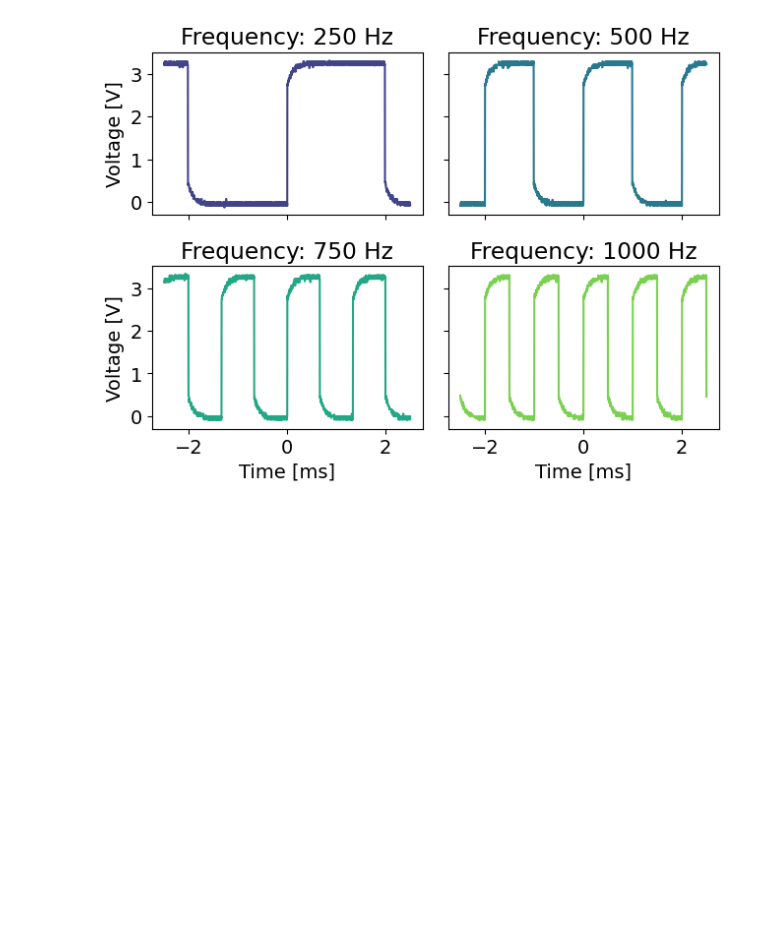
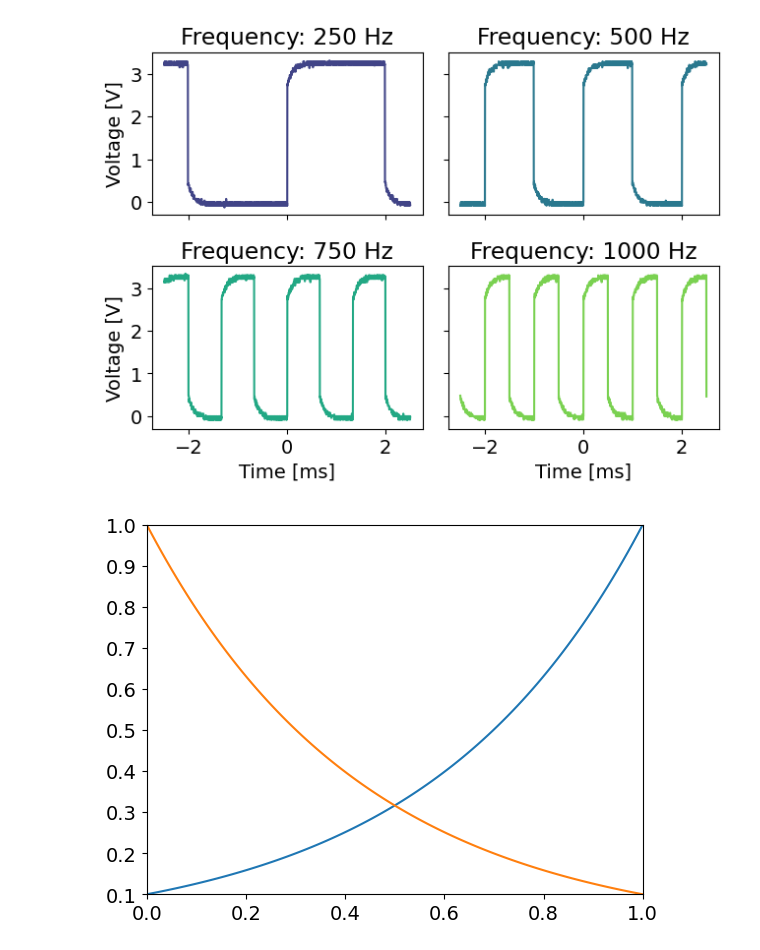
Before and after one commit to daraghhollman/UCD_4thYear_Labs, a Jupyter notebook: electronics/analysis/task1.ipynb, the cells around one changed output. Drawn from its saved outputs; the diff is of its cells as text; code cells hidden in the pictures; blank space fills up the shorter version.

```diff
--- a/electronics/analysis/task1.ipynb
+++ b/electronics/analysis/task1.ipynb
@@ -71,3 +71,22 @@ axes[0].set_ylabel("Voltage [V]")
 axes[2].set_ylabel("Voltage [V]");
 # %% [output]
 [figure]
+# %%
+def Increase(x, A):
+    return A**x / A
+
+def Decrease(x, A):
+    return A**-(x-1) / A
+
+xRange = np.linspace(0, 1, 100)
+
+A=10
+increasing = [Increase(x, A) for x in xRange]
+decreasing = [Decrease(x, A) for x in xRange]
+
+plt.plot(xRange, increasing)
+plt.plot(xRange, decreasing)
+
+plt.margins(0)
+# %% [output]
+[figure, added]
```
Also changed, not shown: 25 other files.
